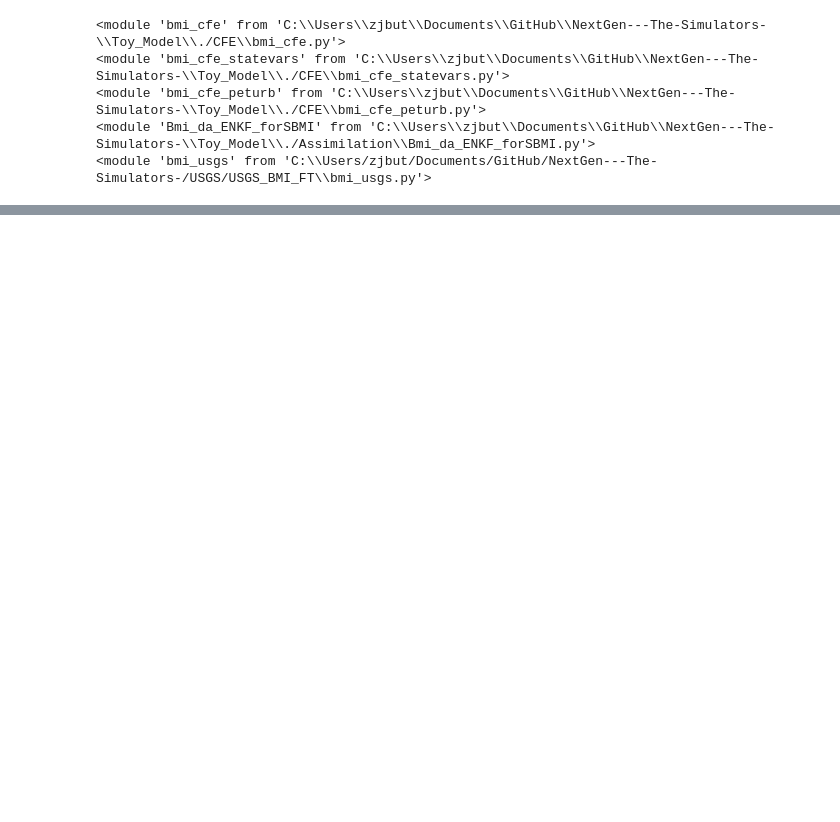
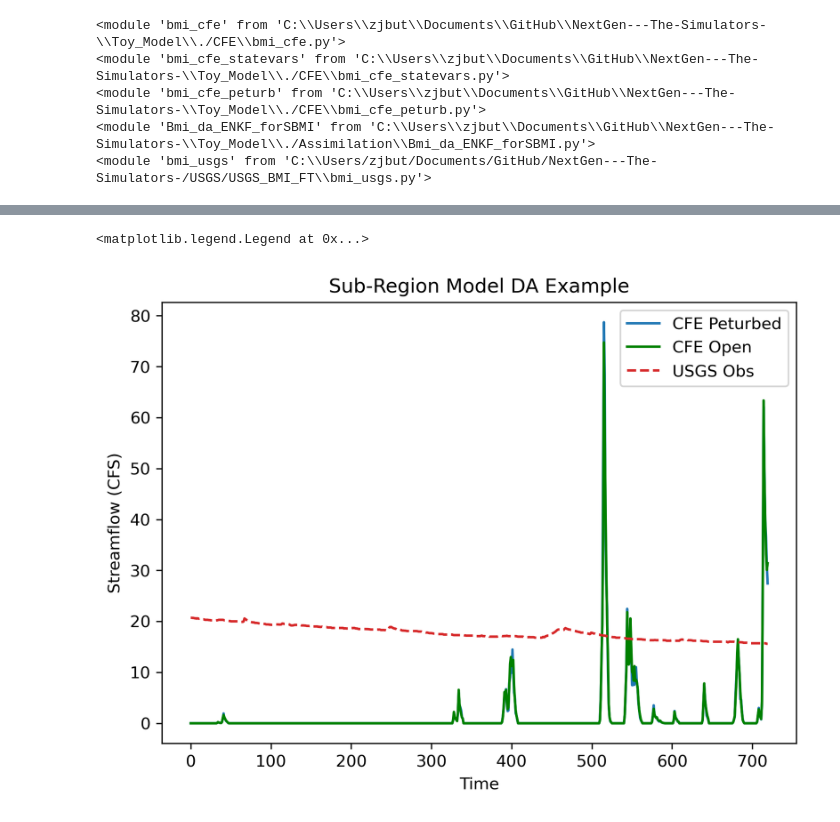
Before and after one commit to zbutler33/NextGen---The-Simulators-, a Jupyter notebook: Toy_Model/Toymodel_V2.ipynb, the cells around one changed output, grey strips where cells are left out. Drawn from its saved outputs; the diff is of its cells as text; code cells hidden in the pictures; blank space fills up the shorter version.

```diff
--- a/Toy_Model/Toymodel_V2.ipynb
+++ b/Toy_Model/Toymodel_V2.ipynb
@@ -76,7 +100,10 @@ cfePeturbed = []
 #assimilation = []
 
 ## Loop through time. Set values for each model and get values
-for i, precip in enumerate(df_forcing['APCP_surface']): #i is
+for i, precip in enumerate(df_forcing['APCP_surface']): #i is RAINRATE
+## Case Study
+#for i, precip in enumerate(df_forcing['RAINRATE']):
+
 
     # Set values for each model
     cfe_open.set_value('atmosphere_water__time_integral_of_precipitation_mass_flux', precip) #value of precip from forcing data in loop
@@ -101,24 +128,25 @@ for i, precip in enumerate(df_forcing['APCP_surface']): #i is
     outflow_peturb_covar = np.cov(outflow_peturb)
     cfePeturbed.append(outflow_peturb_mean) #for plotting
 
+
+
     # Set EnKF value to usgs, mean, and covariance. Get value from it then
     enkf.set_value('x', outflow_peturb_mean)
     enkf.set_value('P', outflow_peturb_covar)
     enkf.set_value('z', obs)
 
-    state_transition = enkf.get_value('factor') #getting factor to change
+    #state_transition = enkf.get_value('factor') #getting factor to change
 
     # want to get factor from lookup table
 
-
-
     # Set value for CFE analysis to get true streamflow. Update then. # set the type
-    cfe_analysis.set_value(state_transition, ) #look up value from lookup table based on EnKF factor
-    cfe_analysis.update()
+    #cfe_analysis.set_value(state_transition, ) #look up value from lookup table based on EnKF factor
+    #cfe_analysis.update()
 
     # Update final model from value of analysis
     #cfe_updated_everything = cfe_analysis.get_value('land_surface_water__runoff_depth')
     #cfe_perturbed.set_value(cfe_updated_everything)
+
 
 # Finalize models
 cfe_open.finalize(print_mass_balance=True)
@@ -131,17 +175,20 @@ KeyError: 0
 # %%
-istart_plot=350
-iend_plot=550
+istart_plot=0
+iend_plot=720
 x = list(range(istart_plot, iend_plot))
 
 fig = plt.figure(figsize = (7,5), dpi=300)
 
 plt.title('Sub-Region Model DA Example')
 plt.plot(x, cfePeturbed[istart_plot:iend_plot], color = 'tab:blue', label = 'CFE Peturbed')
 plt.plot(x, cfeOpen[istart_plot:iend_plot], color = 'green', label = 'CFE Open')
 plt.plot(x, obs[istart_plot:iend_plot]*10, color = 'tab:red', linestyle='dashed', label = 'USGS Obs')
 plt.ylabel('Streamflow (CFS)')
 plt.xlabel('Time')
 plt.legend()
+# %% [output]
+<matplotlib.legend.Legend at 0x...>
+[figure, added]
 # %%
 # cfe_open = bmi_cfe()
 # cfe_perturbed = bmi_cfe()
```
Also changed, not shown: parts of 3 cells of this notebook, 9 other files.
